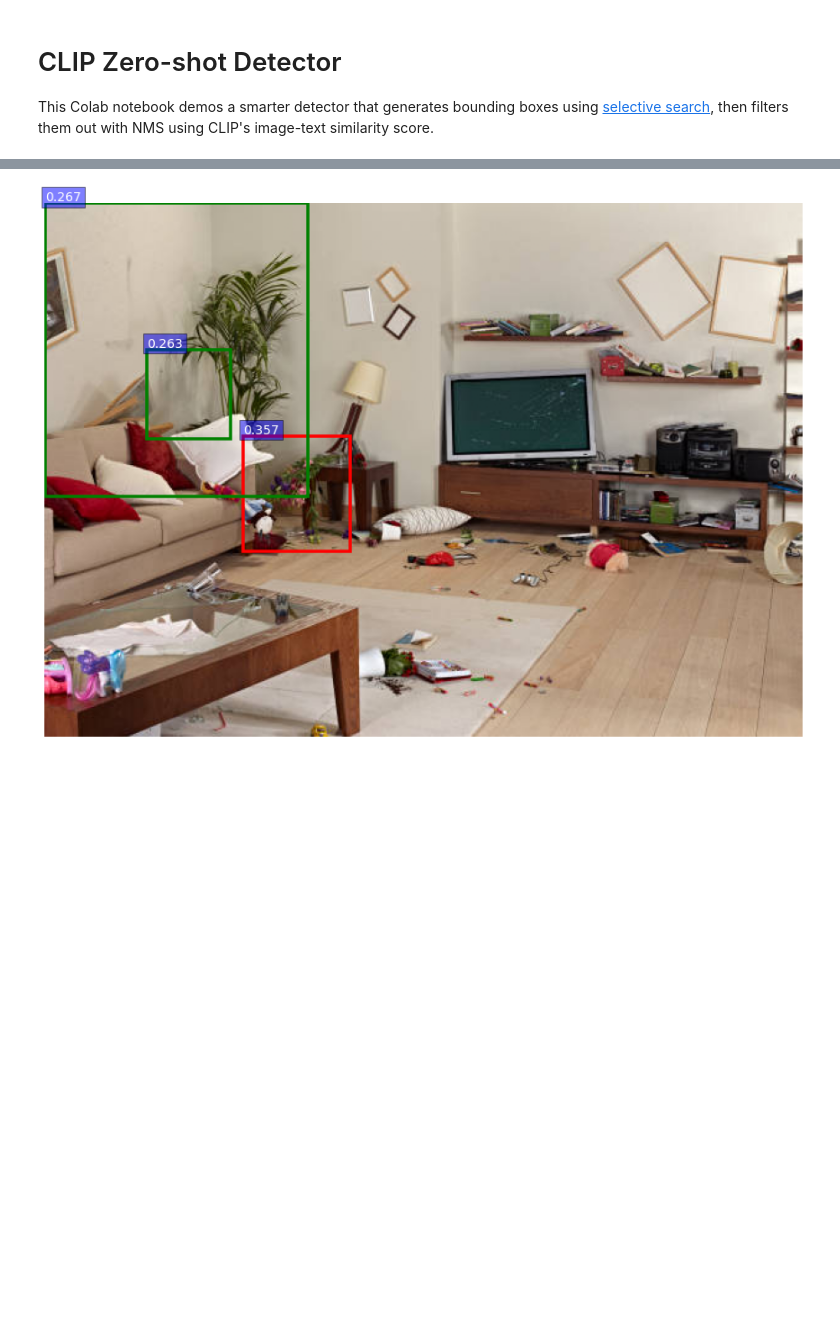
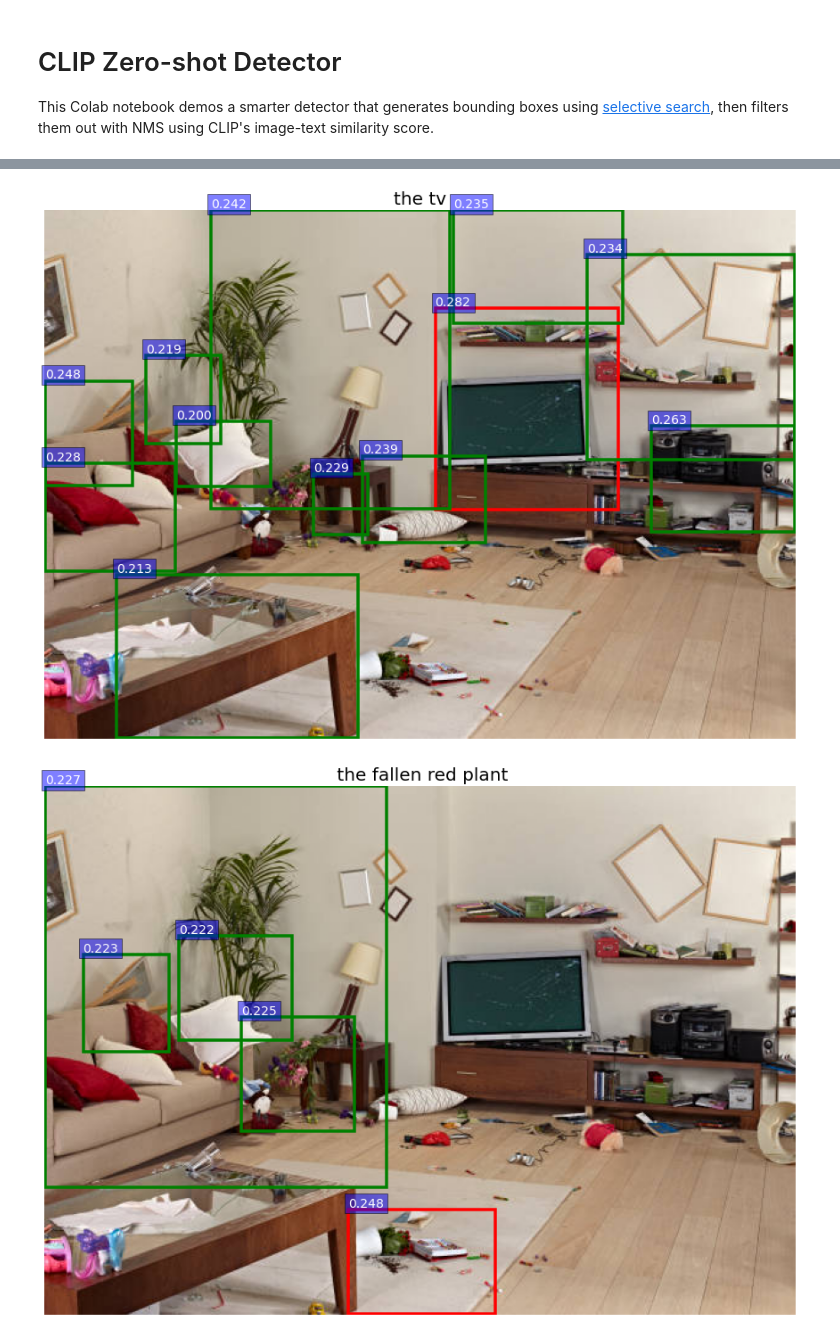
Before and after one commit to kevinzakka/clip_playground, a Jupyter notebook: CLIP_Zero_shot_Detector.ipynb, the cells around one changed output, grey strips where cells are left out. Drawn from its saved outputs; the diff is of its cells as text; code cells hidden in the pictures; blank space fills up the shorter version.

Commit message:
Added support for multi-detection via colon-separated strings.

```diff
--- a/CLIP_Zero_shot_Detector.ipynb
+++ b/CLIP_Zero_shot_Detector.ipynb
@@ -74,7 +74,7 @@ def nms(dets, thresh):
     return keep
 
 # Reference: https://github.com/rbgirshick/py-faster-rcnn/blob/master/tools/demo.py
-def vis_detections(im, dets, thresh=0.5):
+def vis_detections(im, dets, thresh=0.5, caption=None):
     """Draw detected bounding boxes."""
     inds = np.where(dets[:, -1] >= thresh)[0]
     if len(inds) == 0:
@@ -101,6 +101,8 @@ def vis_detections(im, dets, thresh=0.5):
     plt.axis('off')
     plt.tight_layout()
     plt.draw()
+    if caption is not None:
+        plt.title(caption, fontsize=20)
     plt.show()
 # %%
 #@title Image and Selective Search Settings { run: "auto" }
@@ -111,6 +113,7 @@ image_url = 'https://media.istockphoto.com/photos/messy-living-room-with-damage-
 scale =  200#@param {type:"integer"}
 sigma =  0.8#@param {type:"number"}
 min_size = 50#@param {type:"integer"}
+topk = 50#@param {type:"integer"}
 
 # Download the image from the web.
 image_path = 'image.png'
@@ -122,19 +125,17 @@ img_lbl, regions = selectivesearch.selective_search(img, scale=scale, sigma=sigm
 
 candidates = set()
 for r in regions:
-    # excluding same rectangle (with different segments)
     if r['rect'] in candidates:
         continue
-    # excluding regions smaller than 2000 pixels
-    if r['size'] < 2000:
+    if r['size'] < 1000:
         continue
-    # distorted rects
     x, y, w, h = r['rect']
-    if w / h > 1.2 or h / w > 1.2:
+    if w / h > 1.5 or h / w > 1.5:
         continue
     candidates.add(r['rect'])
 
-candidates = list(candidates)
+candidates = list(candidates)[:topk]
+print(f"Generated {len(candidates)} bounding boxes.")
 
 fig, ax = plt.subplots(ncols=1, nrows=1, figsize=(6, 6))
 ax.imshow(img)
@@ -150,52 +152,51 @@ Image resolution: (431, 612, 3)
 # %%
 #@title Detect
 
 clip_model = "ViT-B/32" #@param ["RN50", "RN101", "RN50x4", "RN50x16", "ViT-B/32", "ViT-B/16"]
-image_caption = 'the plants in the vase' #@param {type:"string"}
-nms_threshold =  0.5#@param {type:"number"}
+image_caption = 'the tv; the fallen red plant; the tall plant in the back; the pink flowers in the vase;' #@param {type:"string"}
+nms_threshold =  0.1#@param {type:"number"}
 viz_threshold = 0.2#@param {type:"number"}
 
 # Load CLIP model.
 device = "cuda" if torch.cuda.is_available() else "cpu"
+print(f"Using device: {device}")
 model, preprocess = clip.load(clip_model, device=device, jit=False)
 
 batch = []
 for box in candidates:
     x, y, w, h = box
     patch = (img[y:y+h, x:x+w] * 255.).astype(np.uint8)
     patch = Image.fromarray(patch).convert("RGB")
     patch = preprocess(patch).unsqueeze(0)
     batch.append(patch)
 batch = torch.cat(batch, dim=0).to(device)
 
-text_input = clip.tokenize([image_caption]).to(device)
+image_caption = image_caption.split(';')
+image_caption = [i for i in image_caption if i != '']
+text_input = clip.tokenize(image_caption).to(device)
 
 with torch.no_grad():
-    patch_embs = model.encode_image(batch)
-    text_embs = model.encode_text(text_input)
+    patch_embs = model.encode_image(batch).float()
+    text_embs = model.encode_text(text_input).float()
     patch_embs = patch_embs / patch_embs.norm(dim=-1, keepdim=True)
     text_embs = text_embs / text_embs.norm(dim=-1, keepdim=True)
-    sim = model.logit_scale.exp() * patch_embs @ text_embs.t()
+    sim = patch_embs @ text_embs.t()
+scores = sim.cpu().numpy()
 
-scores = sim.squeeze().cpu().numpy()
+for caption, score in zip(image_caption, scores.T):
+    dets = []
+    for box, score in zip(candidates, score):
+        x, y, w, h = box
+        x1 = x
+        x2 = x1 + w
+        y1 = y
+        y2 = y1 + h
+        dets.append([x1, y1, x2, y2, score])
+    dets = np.asarray(dets)
+    keep = nms(dets, nms_threshold)
+    dets_keep = dets[keep]
 
-# Normalize scores to 0-1.
-scores = (scores - scores.min()) / scores.max()
-
-dets = []
-for box, score in zip(candidates, scores):
-    x, y, w, h = box
-    x1 = x
-    x2 = x1 + w
-    y1 = y
-    y2 = y1 + h
-    dets.append([x1, y1, x2, y2, score])
-dets = np.asarray(dets)
-
-keep = nms(dets, nms_threshold)
-
-dets_keep = dets[keep]
-
-vis_detections(img, dets_keep, thresh=viz_threshold)
+    vis_detections(img, dets_keep, thresh=viz_threshold, caption=caption)
 # %% [output]
-[figure, old version]
+[figure, new version]
+[figure, added]
```
Also changed, not shown: parts of 2 cells of this notebook, 2 other files.
